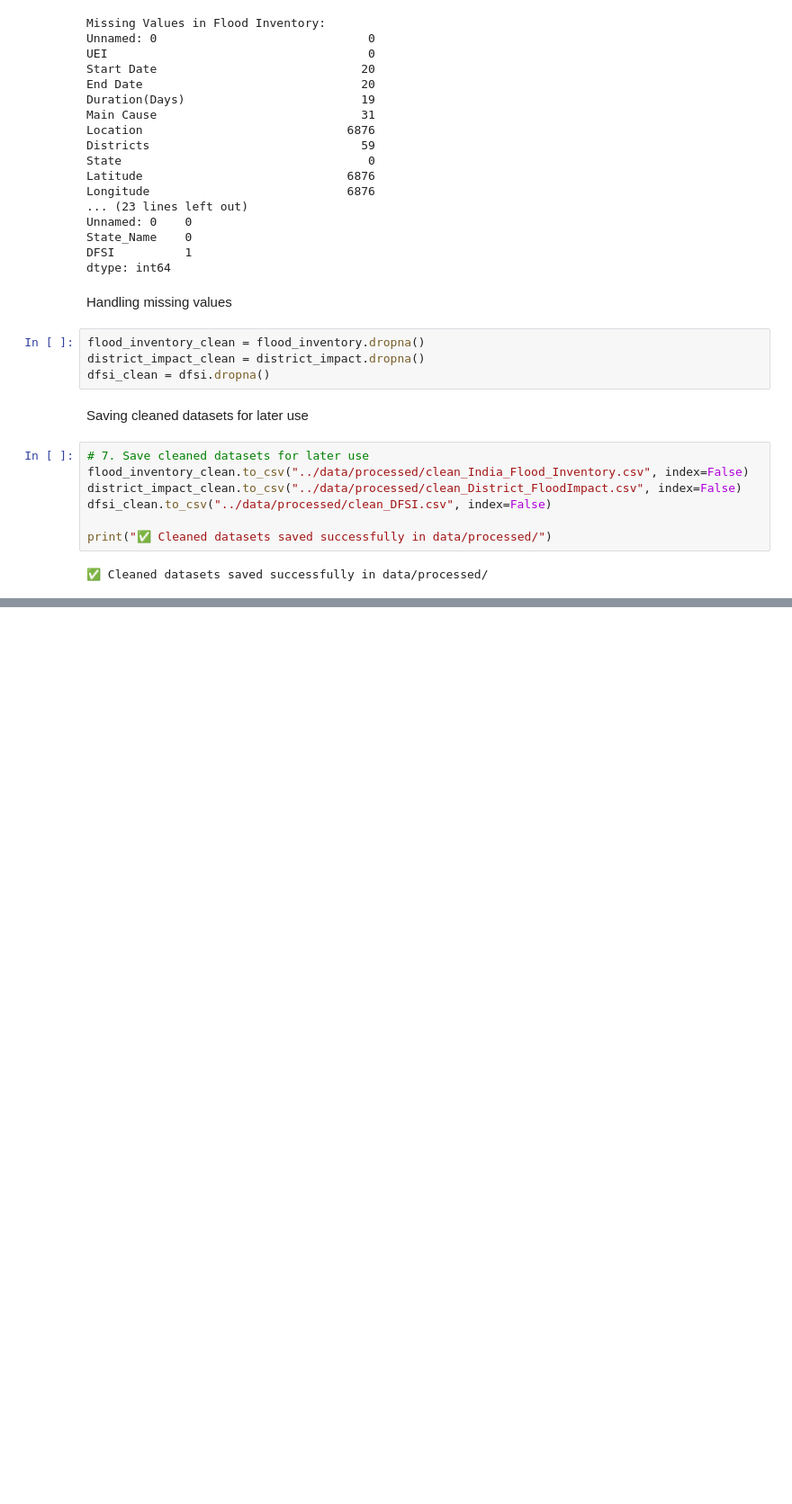
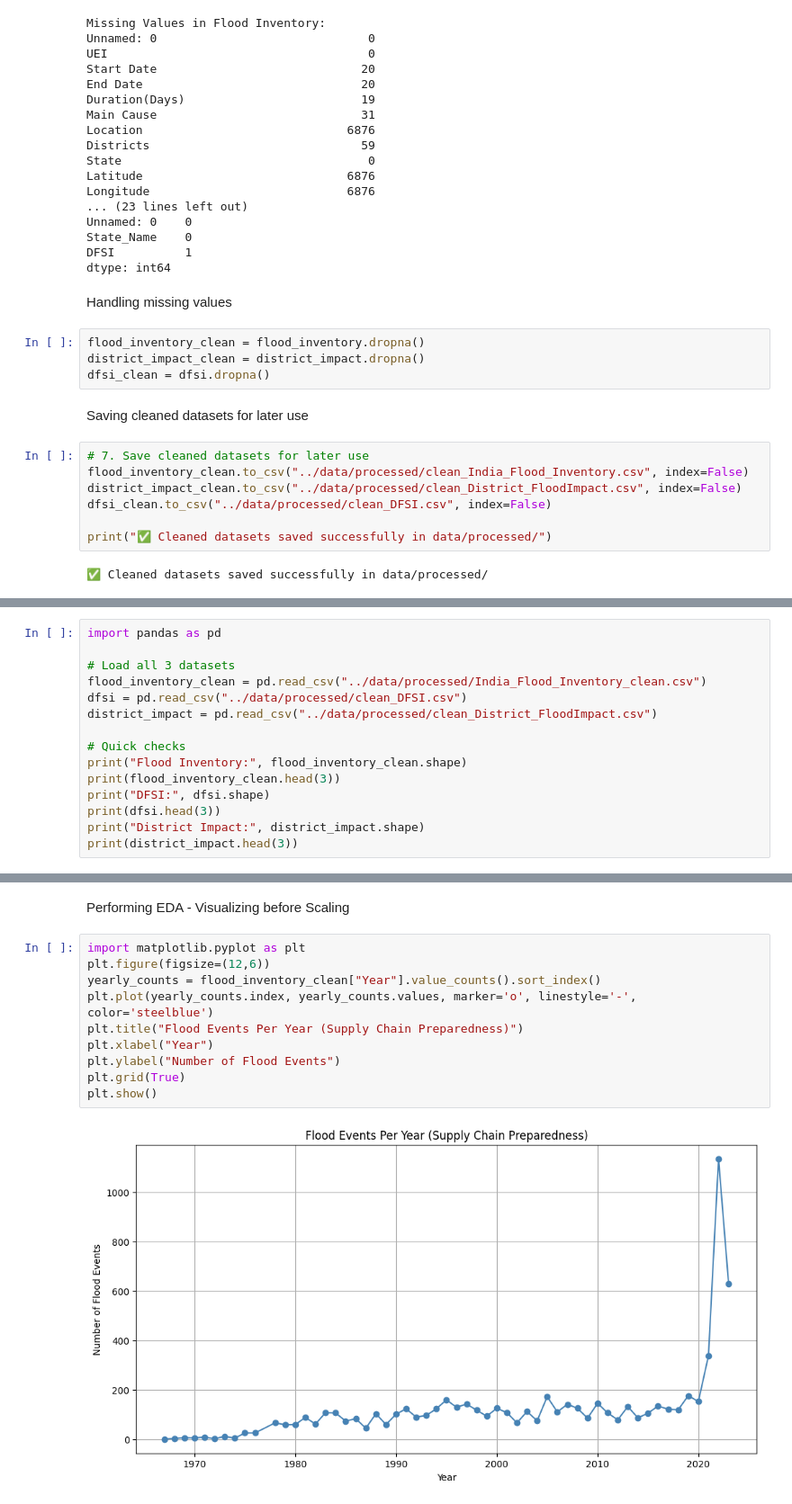
Before and after one commit to Anees-Fathima/Smart-Disaster-Supply-Chain-Tracker-for-Flood, a Jupyter notebook: Smart Disaster Supply Chain Tracker for Flood/notebook/preprocessing.ipynb, the cells around one changed output, grey strips where cells are left out. Shown: that part at 90% size. Saved outputs shown, nothing was run; the diff lists cells and outputs as text; blank space fills up the shorter version.

```diff
--- a/Smart Disaster Supply Chain Tracker for Flood/notebook/preprocessing.ipynb
+++ b/Smart Disaster Supply Chain Tracker for Flood/notebook/preprocessing.ipynb
@@ -123,0 +168,15 @@ print("✅ Cleaned datasets saved successfully in data/processed/")
+# %%
+import pandas as pd
+
+# Load all 3 datasets
+flood_inventory_clean = pd.read_csv("../data/processed/India_Flood_Inventory_clean.csv")
+dfsi = pd.read_csv("../data/processed/clean_DFSI.csv")
+district_impact = pd.read_csv("../data/processed/clean_District_FloodImpact.csv")
+
+# Quick checks
+print("Flood Inventory:", flood_inventory_clean.shape)
+print(flood_inventory_clean.head(3))
+print("DFSI:", dfsi.shape)
+print(dfsi.head(3))
+print("District Impact:", district_impact.shape)
+print(district_impact.head(3))
@@ -123,0 +201,14 @@ print("✅ Cleaned datasets saved successfully in data/processed/")
+# %% [markdown]
+Performing EDA - Visualizing before Scaling
+# %%
+import matplotlib.pyplot as plt
+plt.figure(figsize=(12,6))
+yearly_counts = flood_inventory_clean["Year"].value_counts().sort_index()
+plt.plot(yearly_counts.index, yearly_counts.values, marker='o', linestyle='-', color='steelblue')
+plt.title("Flood Events Per Year (Supply Chain Preparedness)")
+plt.xlabel("Year")
+plt.ylabel("Number of Flood Events")
+plt.grid(True)
+plt.show()
+# %% [output]
+[figure, added]
```
Also changed, not shown: parts of 13 cells of this notebook, 2 other files.
